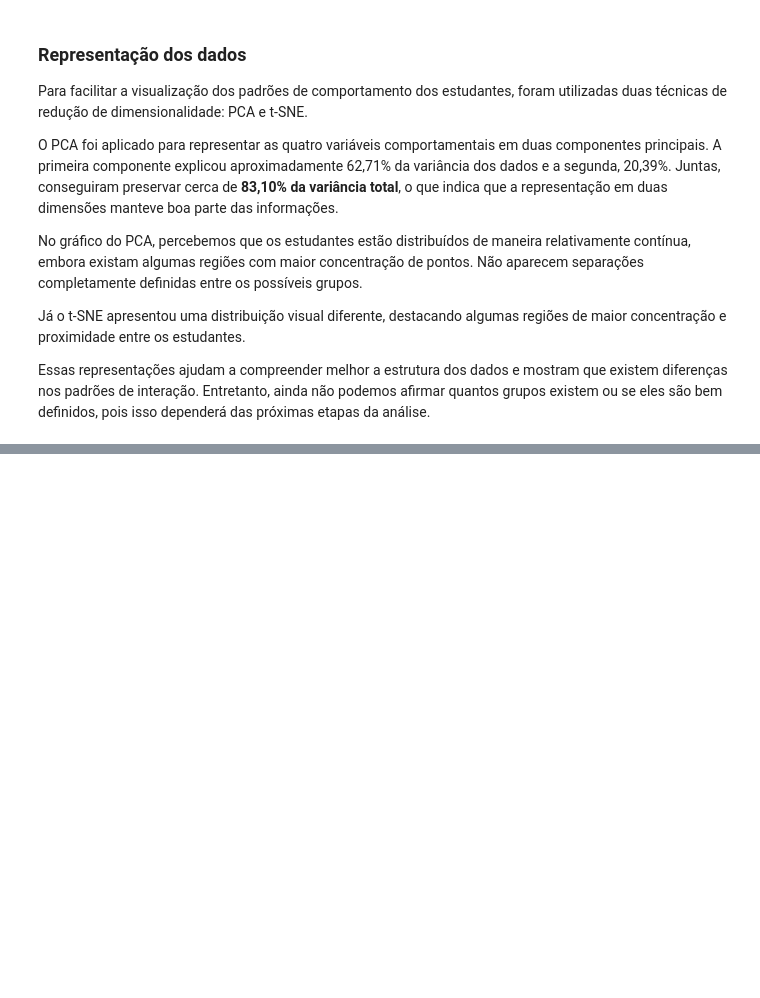
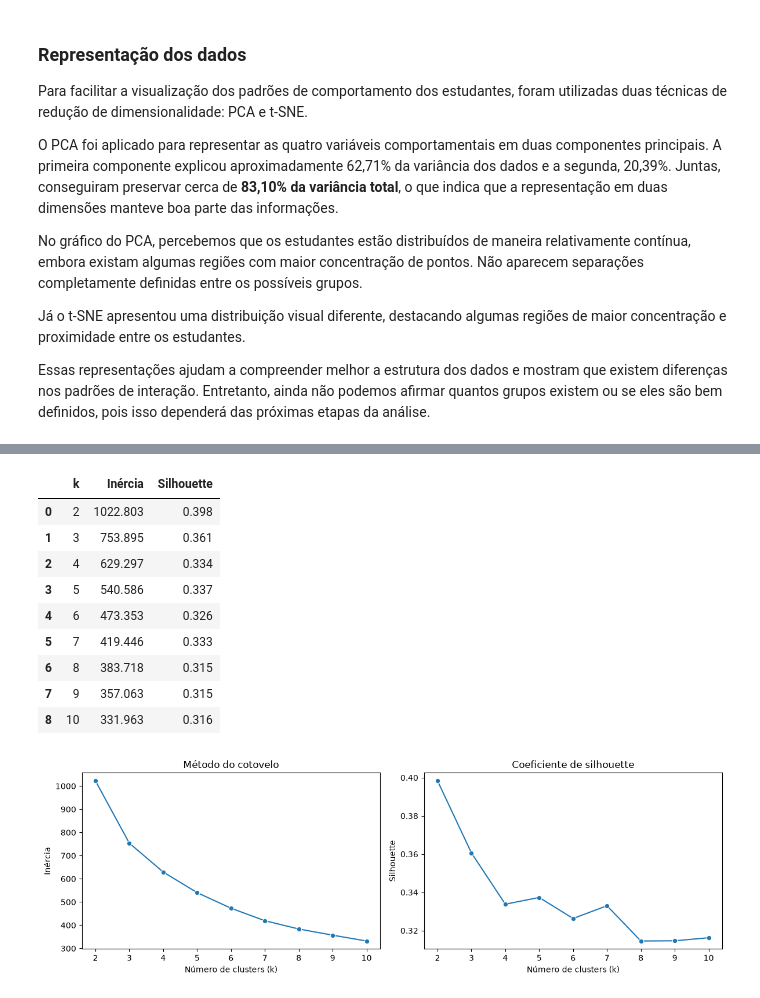
Before and after one commit to LiviaP24/mineracao-de-dados, a Jupyter notebook: trabalho3/trabalho3.ipynb, the cells around one changed output, grey strips where cells are left out. Saved outputs shown, nothing was run; the diff lists cells and outputs as text; code cells hidden in the pictures; blank space fills up the shorter version.

```diff
--- a/trabalho3/trabalho3.ipynb
+++ b/trabalho3/trabalho3.ipynb
@@ -324,0 +331,63 @@ Essas representações ajudam a compreender melhor a estrutura dos dados e mostr
+# %%
+from sklearn.cluster import KMeans
+from sklearn.metrics import silhouette_score
+
+resultados_k = []
+
+for k in range(2, 11):
+    modelo_teste = KMeans(
+        n_clusters=k,
+        random_state=42,
+        n_init=20
+    )
+    rotulos_teste = modelo_teste.fit_predict(X_scaled)
+
+    resultados_k.append({
+        "k": k,
+        "Inércia": modelo_teste.inertia_,
+        "Silhouette": silhouette_score(X_scaled, rotulos_teste)
+    })
+
+avaliacao_k = pd.DataFrame(resultados_k)
+display(avaliacao_k.round(3))
+
+fig, axes = plt.subplots(1, 2, figsize=(12, 4))
+
+sns.lineplot(
+    data=avaliacao_k,
+    x="k",
+    y="Inércia",
+    marker="o",
+    ax=axes[0]
+)
+axes[0].set_title("Método do cotovelo")
+axes[0].set_xlabel("Número de clusters (k)")
+axes[0].set_ylabel("Inércia")
+axes[0].set_xticks(avaliacao_k["k"])
+
+sns.lineplot(
+    data=avaliacao_k,
+    x="k",
+    y="Silhouette",
+    marker="o",
+    ax=axes[1]
+)
+axes[1].set_title("Coeficiente de silhouette")
+axes[1].set_xlabel("Número de clusters (k)")
+axes[1].set_ylabel("Silhouette")
+axes[1].set_xticks(avaliacao_k["k"])
+
+plt.tight_layout()
+plt.show()
+# %% [output]
+|  | k | Inércia | Silhouette |
+| 0 | 2 | 1022.803 | 0.398 |
+| 1 | 3 | 753.895 | 0.361 |
+| 2 | 4 | 629.297 | 0.334 |
+| 3 | 5 | 540.586 | 0.337 |
+| 4 | 6 | 473.353 | 0.326 |
+| 5 | 7 | 419.446 | 0.333 |
+| 6 | 8 | 383.718 | 0.315 |
+| 7 | 9 | 357.063 | 0.315 |
+| 8 | 10 | 331.963 | 0.316 |
+[figure, added]
```
Also changed, not shown: parts of 14 cells of this notebook, 5 other files.
